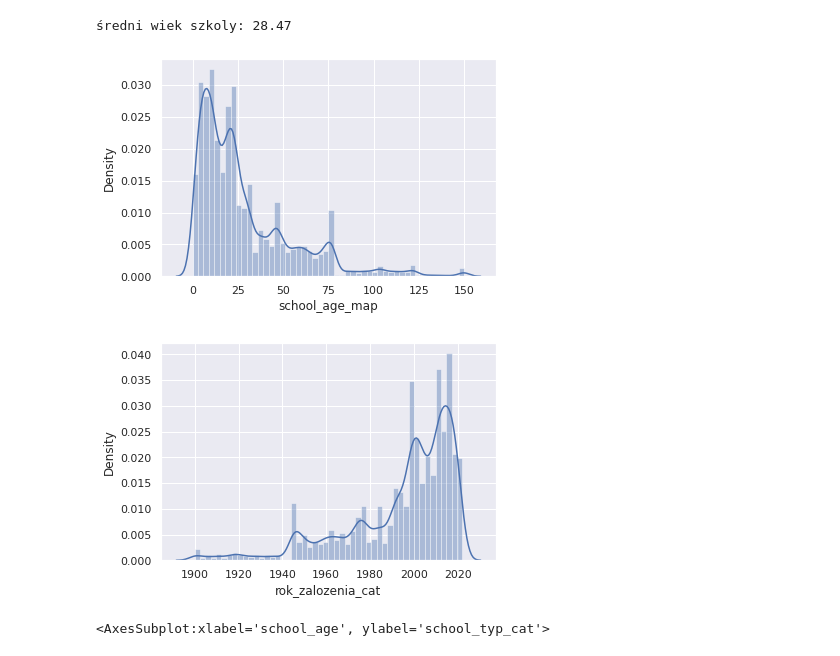
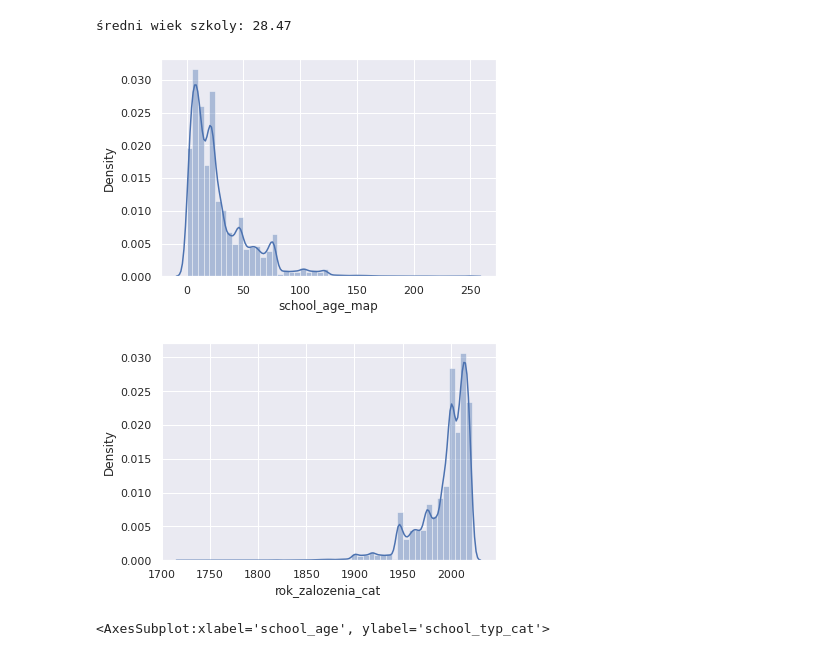
Before and after one commit to DataWorkshop-Foundation/way-to-school, a Jupyter notebook: notebooks/EDA.ipynb, the cells around one changed output. Cells and saved outputs as stored; diff of their text form; code cells hidden in the pictures.

```diff
--- a/notebooks/EDA.ipynb
+++ b/notebooks/EDA.ipynb
@@ -100,6 +100,18 @@ nulls_summary.sort_values("Num_of_nulls [%]", ascending=False)
 | wojewodztwo_organu_prowadzacego | True | 3 | 0.01 |
 | gmina_organu_prowadzacego | True | 3 | 0.01 |
 # %%
-# usuwam kolumne data_likwidacji i duplikaty kolumn nazw gmin, powiatów -> z danych GUS
-if "data_likwidacji" in df.columns:
-    df.drop("data_likwidacji", axis=1, inplace=True)
+# usuwam kolumne data_likwidacji i duplikaty kolumn: nazw gmin, powiatów, id -> z danych GUS
+
+duplikate_columns = [
+    "data_likwidacji",
+    "identyfikator_prov",
+    "wojewodztwo_nazwa",
+    "identyfikator_dist",
+    "powiaty_nazwa",
+    "identyfikator",
+    "gminy_nazwa",
+]
+
+for col in duplikate_columns:
+    if col in df.columns:
+        df.drop(col, axis=1, inplace=True)
@@ -155,26 +153,3 @@ df.describe().iloc[:, :20]
-# %%
-black_list = [
-    "data_likwidacji",
-    "nip_podmiotu",
-    "faks",
-    "imie_i_nazwisko_dyrektora",
-    "nip_organu_prowadzacego",
-    "wojewodztwo_nazwa",
-    "identyfikator",
-    "gminy_nazwa",
-    "area_ha",
-    "area_km",
-    "population_total",
-    "population_per_1km",
-    "rank_ha",
-    "rank_population",
-    "identyfikator_prov",
-    "powiaty_nazwa",
-]
-
-for i in black_list:
-    if i in df.columns:
-        df.drop(i, axis=1, inplace=True)
 # %%
 col = df.select_dtypes("object").columns
 # %%
@@ -679,7 +554,7 @@ def prep(x):
 
 df["school_age_map"] = df["school_age"].map(prep)
 
-df["school_age_map"] = df["school_age"].map(lambda x: 150 if x >= 150 else x)
+df["school_age_map"] = df["school_age"].map(lambda x: 250 if x >= 250 else x)
 # %%
 school_avg_age = df.school_age.mean()
 print("średni wiek szkoly: {}".format(round(school_avg_age, 2)))
@@ -688,11 +563,11 @@ print("średni wiek szkoly: {}".format(round(school_avg_age, 2)))
 # %%
 sns.distplot(df["school_age_map"]);
 # %% [output]
-[figure, old version]
+[figure, new version]
 # %%
-sns.distplot(df[df["rok_zalozenia_cat"] >= 1900]["rok_zalozenia_cat"]);
+sns.distplot(df[df["rok_zalozenia_cat"] >= 1700]["rok_zalozenia_cat"]);
 # %% [output]
-[figure, old version]
+[figure, new version]
 # %%
 sns.barplot(y=df["school_typ_cat"], x=df["school_age"])
 # %% [output]
```
Also changed, not shown: parts of 41 cells of this notebook.
